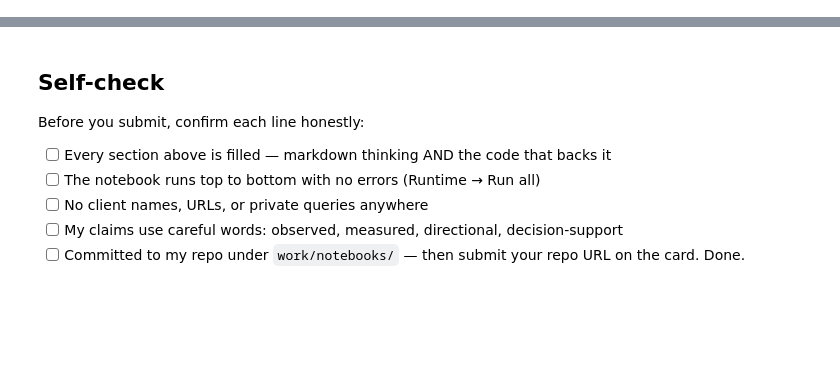
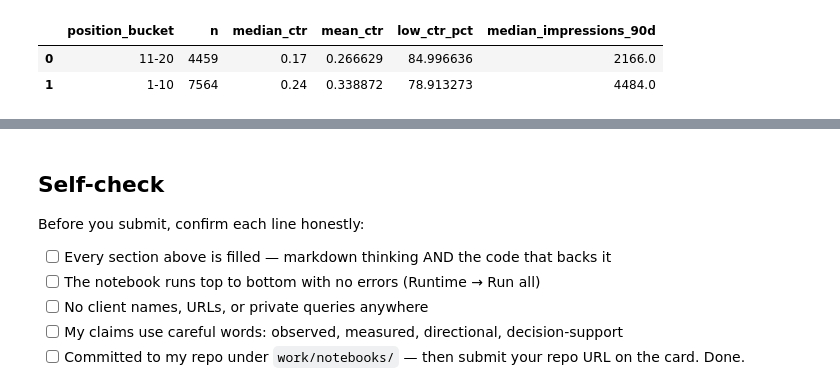
Before and after one commit to amey05081999/Flyrank-Internship-Amey-Naik, a Jupyter notebook: work/notebooks/w04_baseline_score.ipynb, the cells around one changed output, grey strips where cells are left out. Saved outputs shown, nothing was run; the diff lists cells and outputs as text; code cells hidden in the pictures; blank space fills up the shorter version.

```diff
--- a/work/notebooks/w04_baseline_score.ipynb
+++ b/work/notebooks/w04_baseline_score.ipynb
@@ -22,0 +93,31 @@ This skeleton is yours to fill. Work the sections **in order** — each one has
+# %%
+ctr_frame = df[
+    (df["impressions_90d"] >= 500)
+    & (df["avg_position"] > 0)
+    & (df["avg_position"] <= 20)
+].copy()
+
+ctr_frame["position_bucket"] = np.where(
+    ctr_frame["avg_position"] <= 10,
+    "1-10",
+    "11-20",
+)
+
+ctr_table = (
+    ctr_frame.groupby("position_bucket", sort=False)
+             .agg(
+                 n=("content_id", "size"),
+                 median_ctr=("ctr", "median"),
+                 mean_ctr=("ctr", "mean"),
+                 low_ctr_pct=("ctr", lambda s: 100 * (s < 0.5).mean()),
+                 median_impressions_90d=("impressions_90d", "median"),
+             )
+             .reset_index()
+)
+
+display(ctr_table)
+assert (ctr_table["n"] >= 50).all(), "Signal verdicts need at least 50 rows per bucket."
+# %% [output]
+|  | position_bucket | n | median_ctr | mean_ctr | low_ctr_pct | median_impressions_90d |
+| 0 | 11-20 | 4459 | 0.17 | 0.266629 | 84.996636 | 2166.0 |
+| 1 | 1-10 | 7564 | 0.24 | 0.338872 | 78.913273 | 4484.0 |
```
Also changed, not shown: parts of 18 cells of this notebook.
